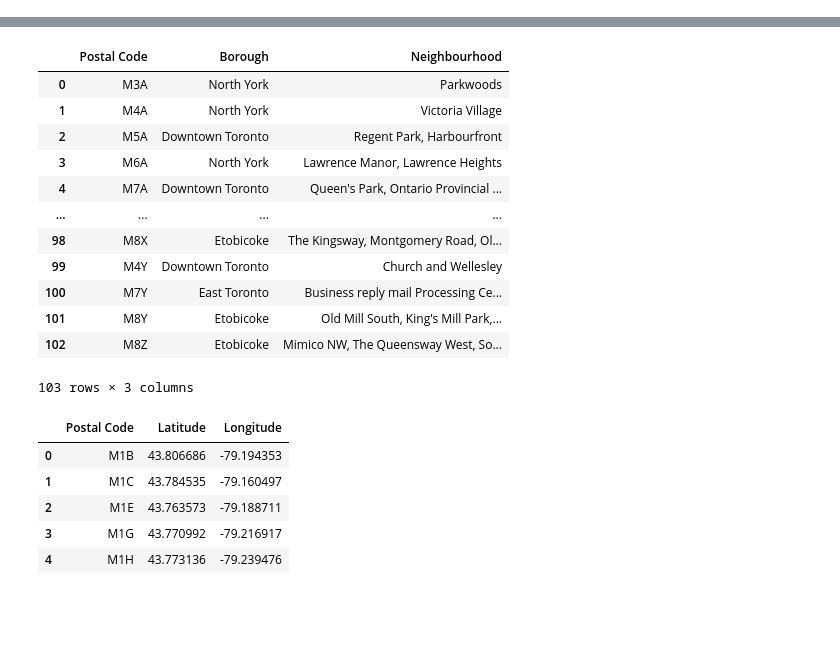
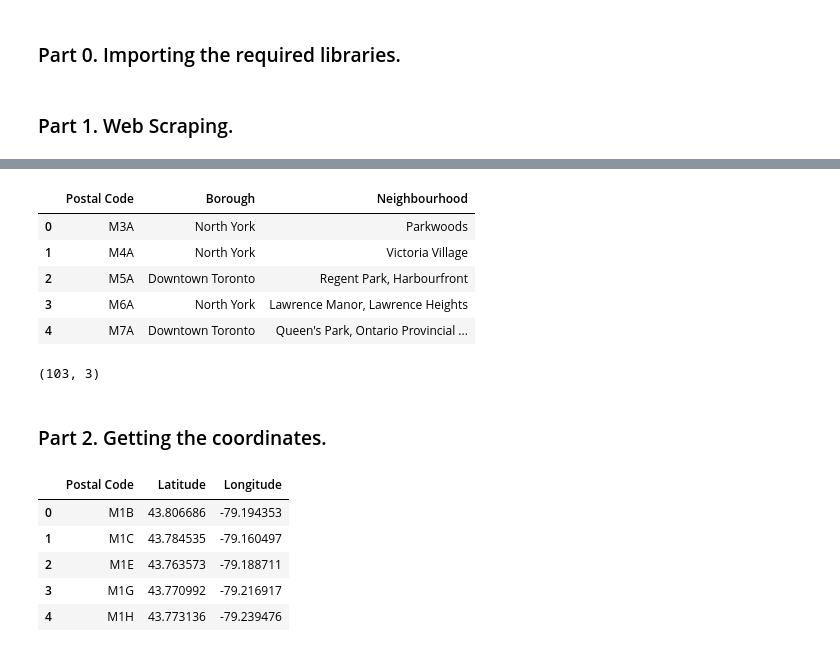
Before and after one commit to takumimet/Coursera_Capstone, a Jupyter notebook: capstone-2.ipynb, the cells around one changed output, grey strips where cells are left out. Drawn from its saved outputs; the diff is of its cells as text; code cells hidden in the pictures; blank space fills up the shorter version.

```diff
--- a/capstone-2.ipynb
+++ b/capstone-2.ipynb
@@ -5,0 +12,2 @@ import pandas as pd
+# %% [markdown]
+### Part 0. Importing the required libraries.
@@ -6 +31,3 @@ import pandas as pd
+# %% [markdown]
+### Part 1. Web Scraping.
 # %%
@@ -52,27 +78,30 @@ def html_to_dict(html: str) -> dict:
 # %%
+# Here we'll store the final product
 table_dict = None
 html_table = getTable('https://en.wikipedia.org/wiki/List_of_postal_codes_of_Canada:_M')
 if html_table == None:
+    # Displays if the function
+    # finds nothing
     print('Table could not be found')
 else:
     table_dict = html_to_dict(html_table)
 
+# Transforms dict to Pandas DataFrame
 table_df = pd.DataFrame(table_dict)
-table_df
+table_df.head()
 # %% [output]
 |  | Postal Code | Borough | Neighbourhood |
 | 0 | M3A | North York | Parkwoods |
 | 1 | M4A | North York | Victoria Village |
 | 2 | M5A | Downtown Toronto | Regent Park, Harbourfront |
 | 3 | M6A | North York | Lawrence Manor, Lawrence Heights |
 | 4 | M7A | Downtown Toronto | Queen's Park, Ontario Provincial ... |
-| ... | ... | ... | ... |
-| 98 | M8X | Etobicoke | The Kingsway, Montgomery Road, Ol... |
-| 99 | M4Y | Downtown Toronto | Church and Wellesley |
-| 100 | M7Y | East Toronto | Business reply mail Processing Ce... |
-| 101 | M8Y | Etobicoke | Old Mill South, King's Mill Park,... |
-| 102 | M8Z | Etobicoke | Mimico NW, The Queensway West, So... |
-103 rows × 3 columns
+# %%
+table_df.shape
+# %% [output]
+(103, 3)
+# %% [markdown]
+### Part 2. Getting the coordinates.
 # %%
 coor = pd.read_csv('Geospatial_Coordinates.csv')
 coor.head(5)
```
Also changed, not shown: parts of 47 cells of this notebook.
